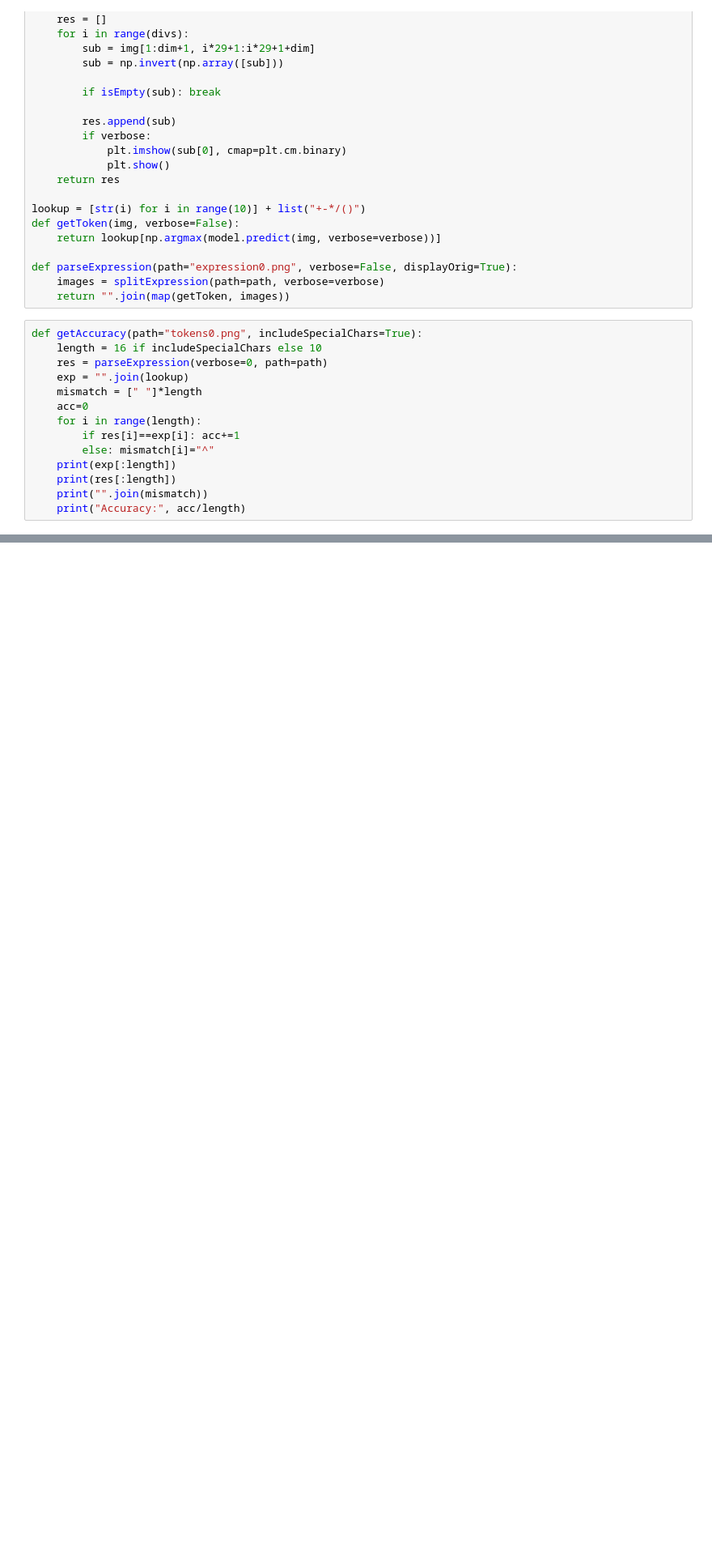
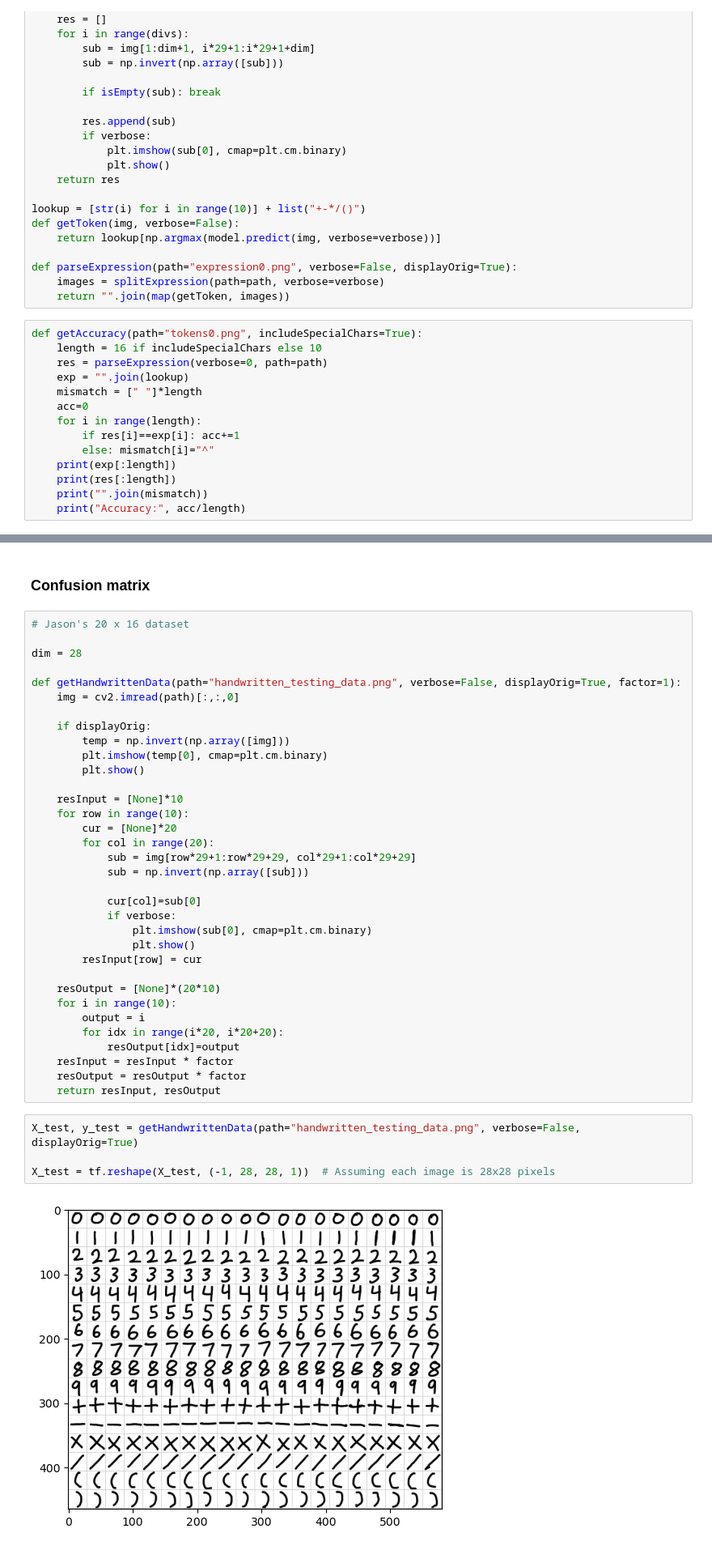
Before and after one commit to JasonFeng365/Group6Project, a Jupyter notebook: ExpressionEvaluator-V4.ipynb, the cells around one changed output, grey strips where cells are left out. Shown: that part at 81% size. Cells and saved outputs as stored; diff of their text form; blank space fills up the shorter version.

Commit message:
Update V4 with confusion matrix

```diff
--- a/ExpressionEvaluator-V4.ipynb
+++ b/ExpressionEvaluator-V4.ipynb
@@ -232,0 +233,42 @@ for i in range(3): solve(f"expression{i}.png")
+# %% [markdown]
+### Confusion matrix
+# %%
+# Jason's 20 x 16 dataset
+
+dim = 28
+
+def getHandwrittenData(path="handwritten_testing_data.png", verbose=False, displayOrig=True, factor=1):
+    img = cv2.imread(path)[:,:,0]
+
+    if displayOrig:
+        temp = np.invert(np.array([img]))
+        plt.imshow(temp[0], cmap=plt.cm.binary)
+        plt.show()
+
+    resInput = [None]*10
+    for row in range(10):
+        cur = [None]*20
+        for col in range(20):
+            sub = img[row*29+1:row*29+29, col*29+1:col*29+29]
+            sub = np.invert(np.array([sub]))
+
+            cur[col]=sub[0]
+            if verbose:
+                plt.imshow(sub[0], cmap=plt.cm.binary)
+                plt.show()
+        resInput[row] = cur
+
+    resOutput = [None]*(20*10)
+    for i in range(10):
+        output = i
+        for idx in range(i*20, i*20+20):
+            resOutput[idx]=output
+    resInput = resInput * factor
+    resOutput = resOutput * factor
+    return resInput, resOutput
+# %%
+X_test, y_test = getHandwrittenData(path="handwritten_testing_data.png", verbose=False, displayOrig=True)
+
+X_test = tf.reshape(X_test, (-1, 28, 28, 1))  # Assuming each image is 28x28 pixels
+# %% [output]
+[figure, added]
```
Also changed, not shown: parts of 8 cells of this notebook, 1 other file.
